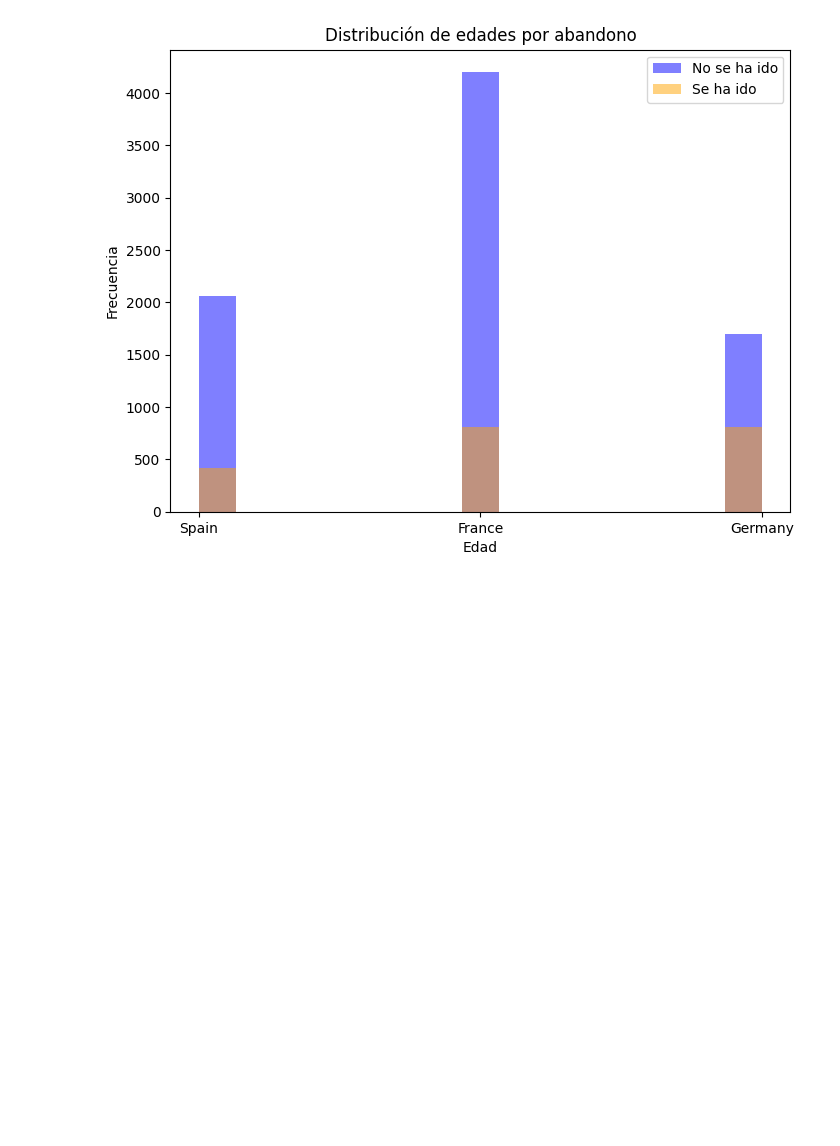
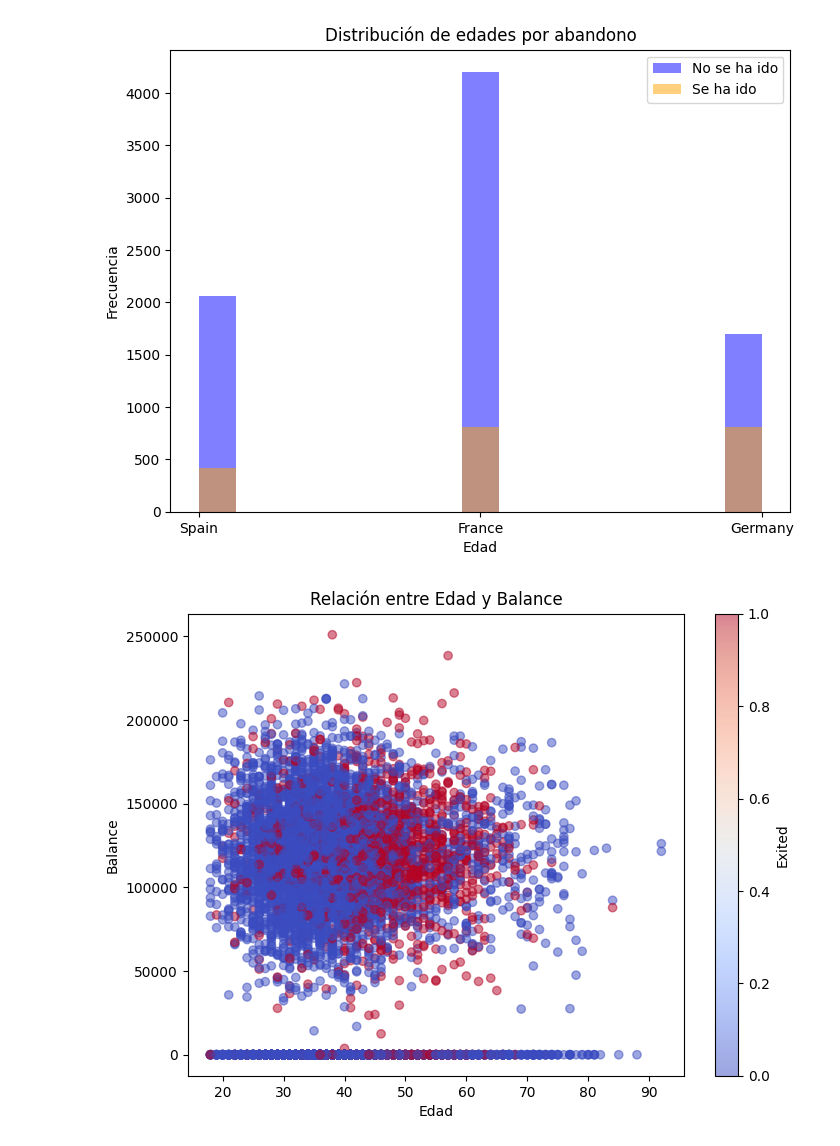
Before and after one commit to DJChincuini/Bank_Customer_Churn, a Jupyter notebook: EDA.ipynb, the cells around one changed output. Saved outputs shown, nothing was run; the diff lists cells and outputs as text; code cells hidden in the pictures; blank space fills up the shorter version.

```diff
--- a/EDA.ipynb
+++ b/EDA.ipynb
@@ -119,3 +130,13 @@ plt.legend()
 plt.show()
 # %% [output]
 [figure]
+# %%
+plt.figure(figsize=(8, 6))
+plt.scatter(df['Age'], df['Balance'], alpha=0.5, c=df['Exited'], cmap='coolwarm', label='Exited')
+plt.title('Relación entre Edad y Balance')
+plt.xlabel('Edad')
+plt.ylabel('Balance')
+plt.colorbar(label='Exited')
+plt.show()
+# %% [output]
+[figure, added]
```
Also changed, not shown: parts of 3 cells of this notebook.
